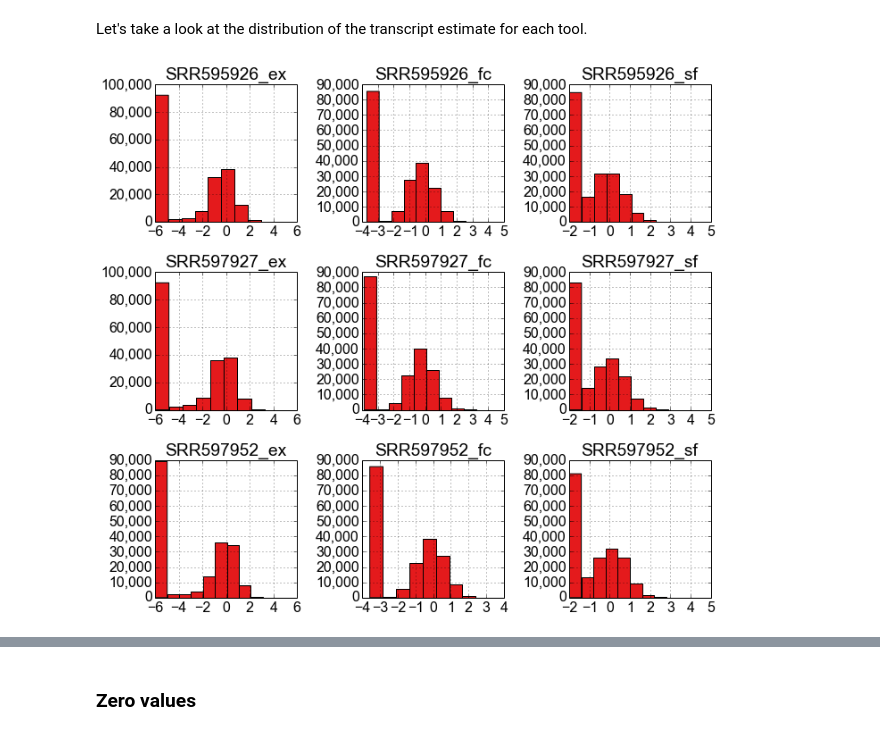
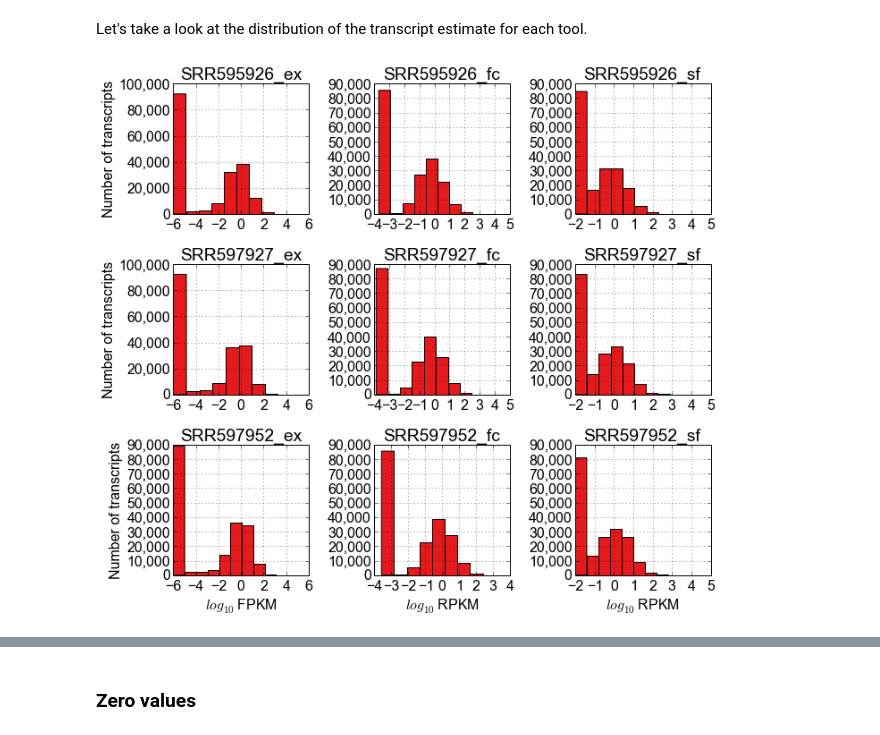
Before and after one commit to cdeboever3/gtex_comparison, a Jupyter notebook: gtex_comparison.ipynb, the cells around one changed output, grey strips where cells are left out. Drawn from its saved outputs; the diff is of its cells as text; code cells hidden in the pictures.

```diff
--- a/gtex_comparison.ipynb
+++ b/gtex_comparison.ipynb
@@ -117,7 +117,12 @@ Let's take a look at the distribution of the transcript estimate for each tool.
 # %%
 axA = log_expDF.hist(figsize(10,3*annotDF.method.value_counts().shape[0]))
 for ax in axA.flatten():
     ax.yaxis.set_major_formatter(comma_format)
+for ax in axA[:,0]:
+    ax.set_ylabel('Number of transcripts')
+for ax in axA[-1,:]:
+    title = ax.get_title()
+    ax.set_xlabel('$log_{{10}}$ {0}'.format(annotDF.ix[title,'units']))
 plt.tight_layout()
 # %% [output]
-[figure, old version]
+[figure, new version]
```
Also changed, not shown: parts of 29 cells of this notebook.
